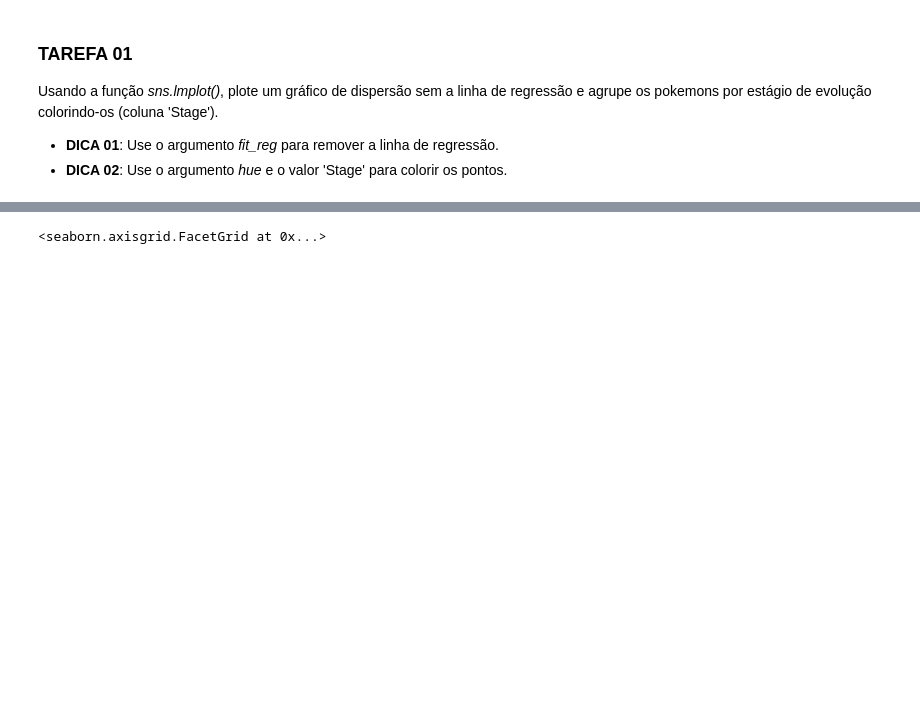
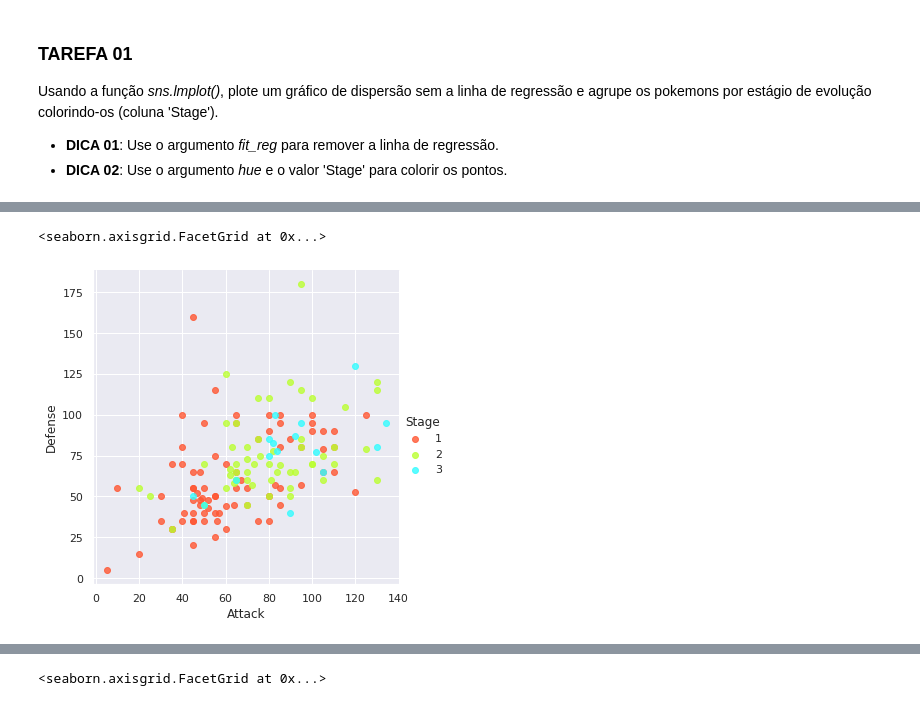
Before and after one commit to aruanalucena/visualizacao_exploratoria_exercicios, a Jupyter notebook: 02-exercicios-seaborn/visualizacao_com_seaborn.ipynb, the cells around one changed output, grey strips where cells are left out. Saved outputs shown, nothing was run; the diff lists cells and outputs as text; code cells hidden in the pictures; blank space fills up the shorter version.

```diff
--- a/02-exercicios-seaborn/visualizacao_com_seaborn.ipynb
+++ b/02-exercicios-seaborn/visualizacao_com_seaborn.ipynb
@@ -106,0 +123,5 @@ Usando a função *sns.lmplot()*, plote um gráfico de dispersão sem a linha de
+# %%
+sns.lmplot(x='Attack', y='Defense', data=df, fit_reg=False,hue="Stage", palette=['#FF5733','#BBFF33','#33FCFF'])
+# %% [output]
+<seaborn.axisgrid.FacetGrid at 0x...>
+[figure, added]
```
Also changed, not shown: parts of 26 cells of this notebook.
